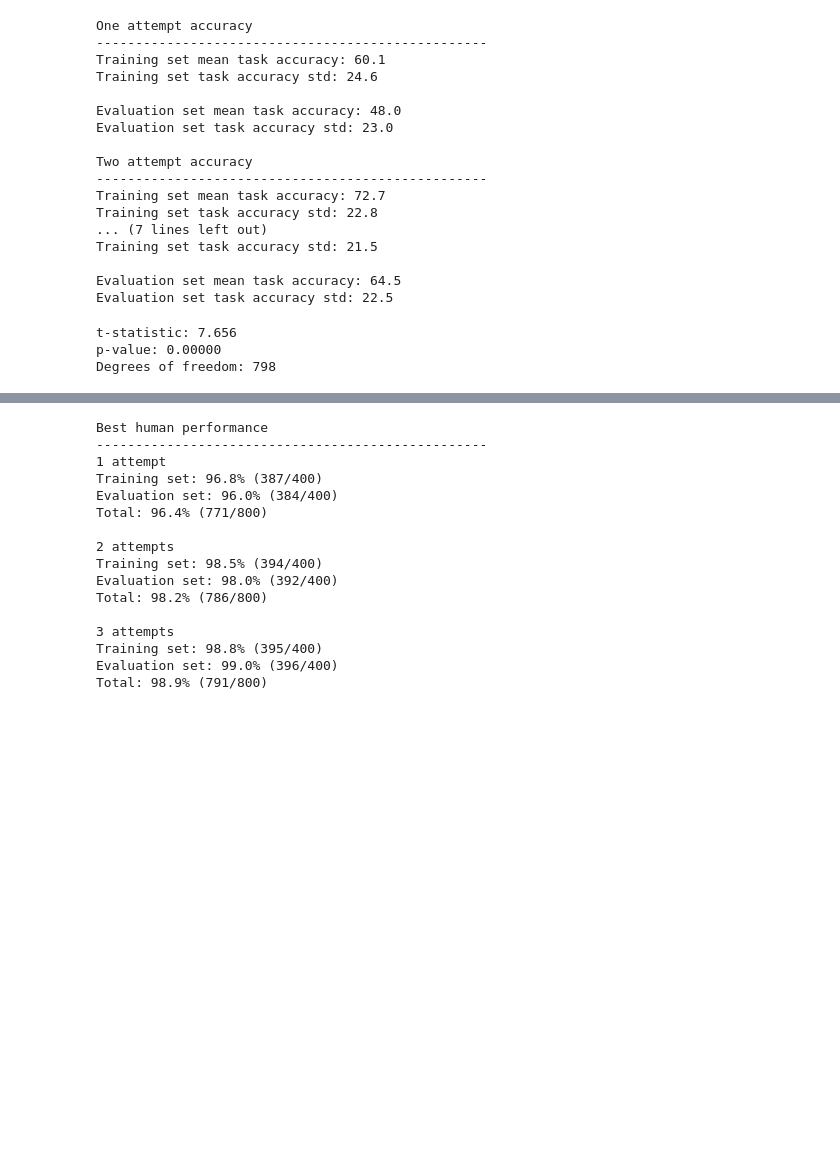
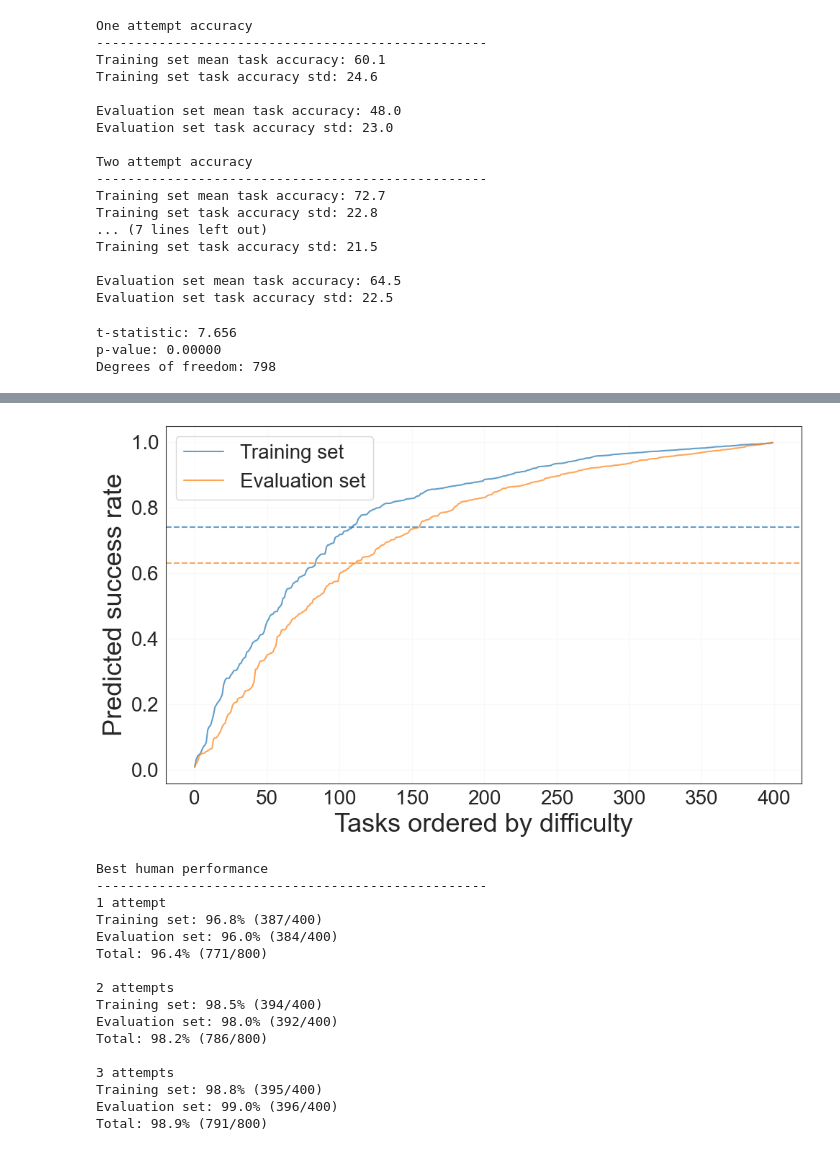
Before and after one commit to Le-Gris/h-arc, a Jupyter notebook: analysis/1-basic-results.ipynb, the cells around one changed output, grey strips where cells are left out. Cells and saved outputs as stored; diff of their text form; code cells hidden in the pictures; blank space fills up the shorter version.

```diff
--- a/analysis/1-basic-results.ipynb
+++ b/analysis/1-basic-results.ipynb
@@ -293,0 +295,3 @@ plt.show()
+# %%
+irt_diff = pl.read_csv("../data/IRT_difficulty_estimates.csv")
+irt_diff.head()
@@ -293,0 +307,4 @@ plt.show()
+# %%
+irt_diff = irt_diff.with_columns(
+    inferred_success_rate=1 / (1 + (-(0 - irt_diff["diff_mean"] + 1.7)).exp())
+)
@@ -294,3 +318,59 @@ plt.show()
+# %%
+# plot accuracy using inferred success rate
+sns.set_style("white")
+plt.figure(figsize=(10, 6))
+colors = sns.color_palette("tab10")
+
+# Sort and plot training set
+training_data = (
+    irt_diff.filter(pl.col("task_type") == "training")
+    .sort("inferred_success_rate")
+    .with_row_index()
+)
+training_mean = 74.1 / 100
+
+sns.lineplot(
+    data=training_data,
+    x="index",
+    y="inferred_success_rate",
+    label="Training set",
+    alpha=0.7,
+)
+plt.axhline(y=training_mean, color=colors[0], linestyle="--", alpha=0.7)
+
+# Sort and plot evaluation set
+evaluation_data = (
+    irt_diff.filter(pl.col("task_type") == "evaluation")
+    .sort("inferred_success_rate")
+    .with_row_index()
+)
+evaluation_mean = 63.0 / 100
+
+sns.lineplot(
+    data=evaluation_data,
+    x="index",
+    y="inferred_success_rate",
+    label="Evaluation set",
+    alpha=0.7,
+)
+plt.axhline(y=evaluation_mean, color=colors[1], linestyle="--", alpha=0.7)
+plt.grid(True, alpha=0.1)
+
+# Formatting
+plt.xticks(range(0, 450, 50), fontsize=20)
+plt.xlabel("Tasks ordered by difficulty", fontdict={"fontsize": 26})
+plt.yticks(fontsize=20)
+plt.ylabel("Predicted success rate", fontdict={"fontsize": 26})
+plt.legend(fontsize=20)
+plt.tight_layout()
+plt.savefig(
+    "../figures/inferred_success_rate_bayes_avg_participant.png",
+    dpi=300,
+    bbox_inches="tight",
+)
+plt.show()
+# %% [output]
+[figure, added]
 # %%
 # get best human accuracy for each attempt
 def get_best_attempt(df, max_attempts):
```
Also changed, not shown: parts of 8 cells of this notebook, 7 other files.
